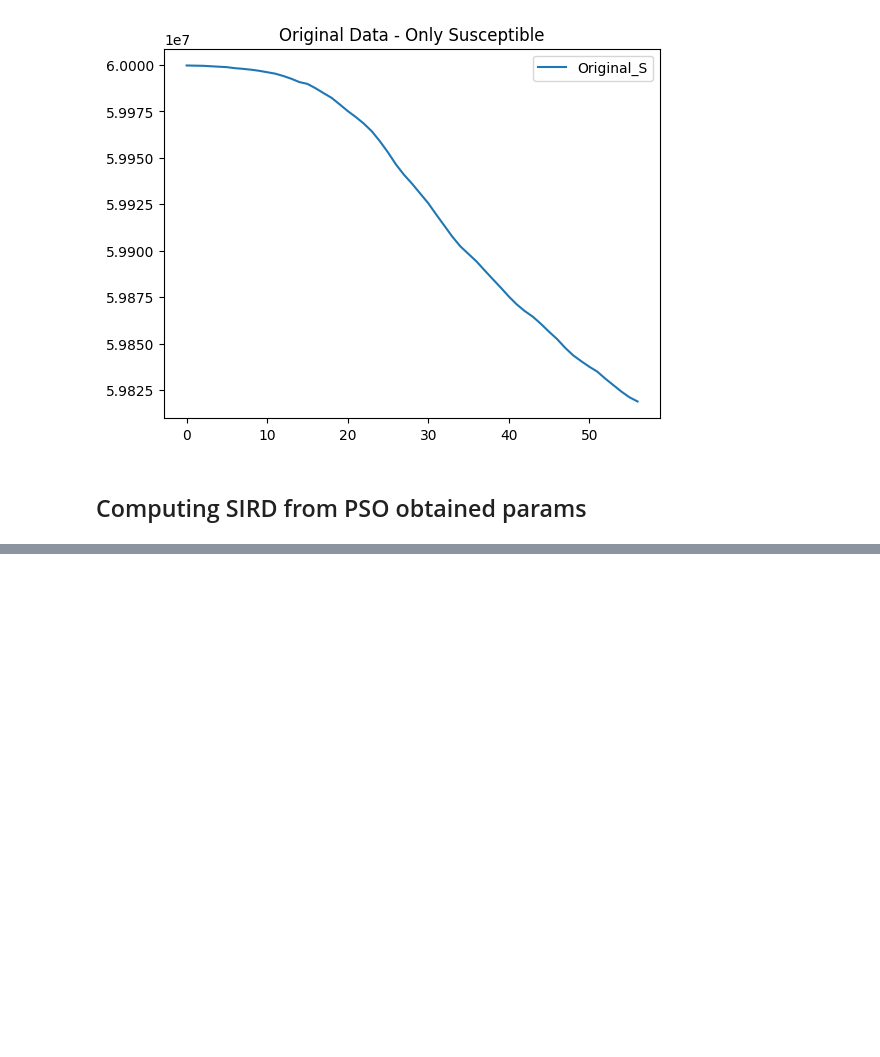
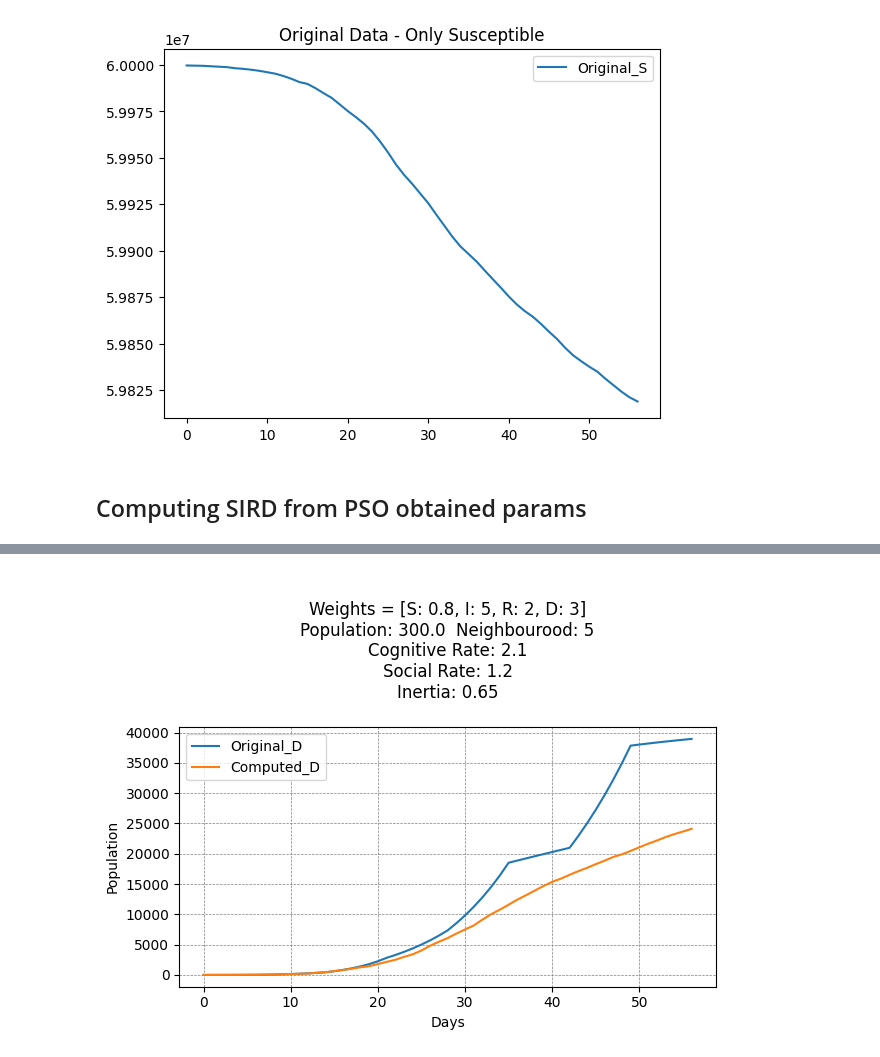
Before and after one commit to Thomas2710/Epidemic-modelling, a Jupyter notebook: epidemic_modelling/sird_playground.ipynb, the cells around one changed output, grey strips where cells are left out. Saved outputs shown, nothing was run; the diff lists cells and outputs as text; code cells hidden in the pictures; blank space fills up the shorter version.

```diff
--- a/epidemic_modelling/sird_playground.ipynb
+++ b/epidemic_modelling/sird_playground.ipynb
@@ -412,0 +353,11 @@ model_df.plot(title="SIRD model with augmented parameters")
+# %%
+original_df['Original_D'].plot(ax=model_df['Computed_D'].plot(), title=f'{params_title}')
+plt.grid(True, which='both', linestyle='--', linewidth=0.5, color='gray')
+# Add labels and legend
+plt.xlabel("Days")
+plt.ylabel("Population")
+plt.legend(['Original_D', 'Computed_D'])
+plt.tight_layout()
+plt.savefig(os.path.join(plot_inner_folder_path,PLOT_NAME+'_D.png'))
+# %% [output]
+[figure, added]
```
Also changed, not shown: parts of 14 cells of this notebook, 30 other files.
